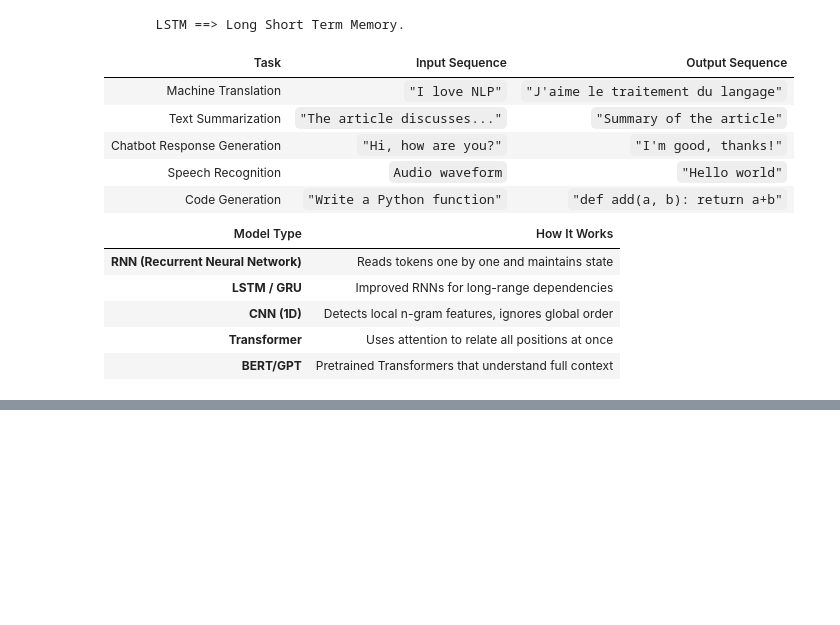
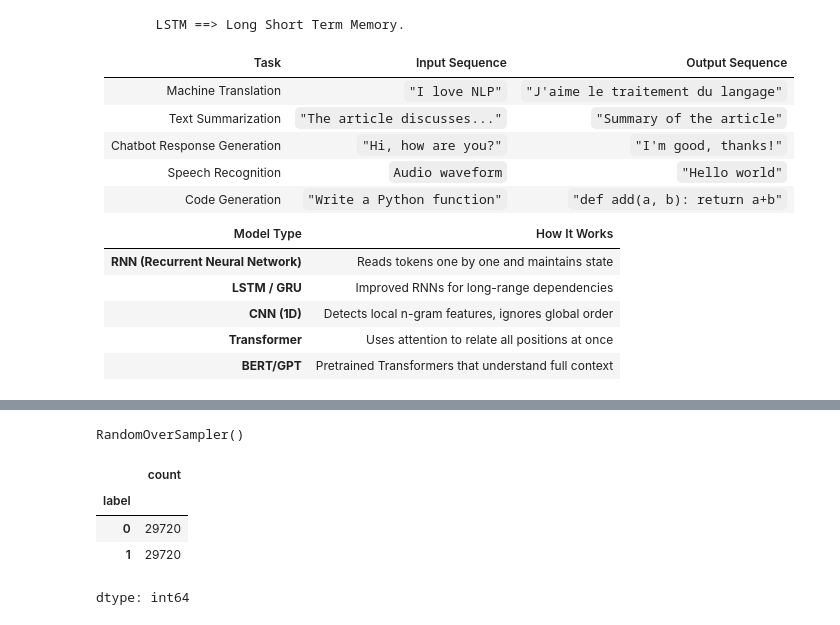
Before and after one commit to ankurs190/GenAI-Durgasoft-, a Jupyter notebook: NLP_Durgasoft.ipynb, the cells around one changed output, grey strips where cells are left out. Cells and saved outputs as stored; diff of their text form; code cells hidden in the pictures; blank space fills up the shorter version.

```diff
--- a/NLP_Durgasoft.ipynb
+++ b/NLP_Durgasoft.ipynb
@@ -1457,0 +1575,15 @@ print(model.get_word_vector("language")) #This retrieves the embedding vector fo
+# %%
+from imblearn.over_sampling import RandomOverSampler  # RandomOverSampler is used to handle imbalanced datasets by randomly duplicating examples from the minority class until both classes are balanced.
+ros = RandomOverSampler()
+ros
+# %% [output]
+RandomOverSampler()
+# %%
+X_ros, y_ros = ros.fit_resample(X, y)
+y_ros.value_counts()
+# %% [output]
+|  | count |
+| label |  |
+| 0 | 29720 |
+| 1 | 29720 |
+dtype: int64
```
Also changed, not shown: parts of 33 cells of this notebook.
